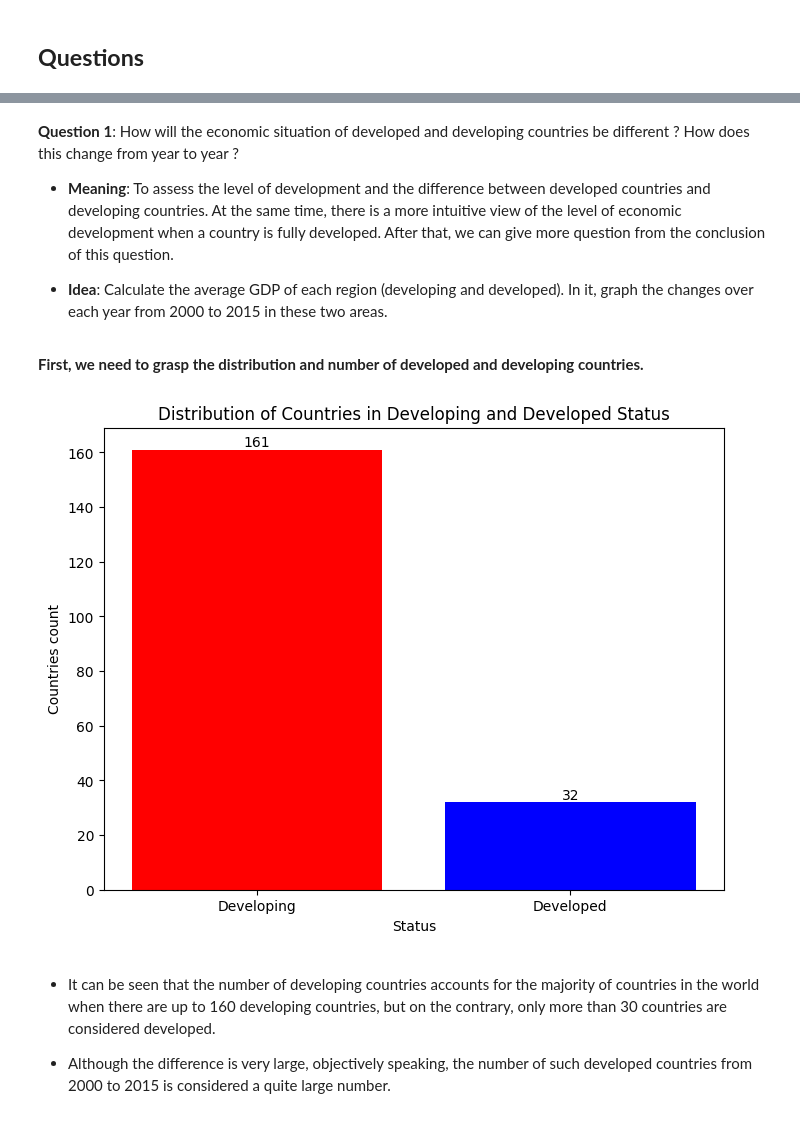
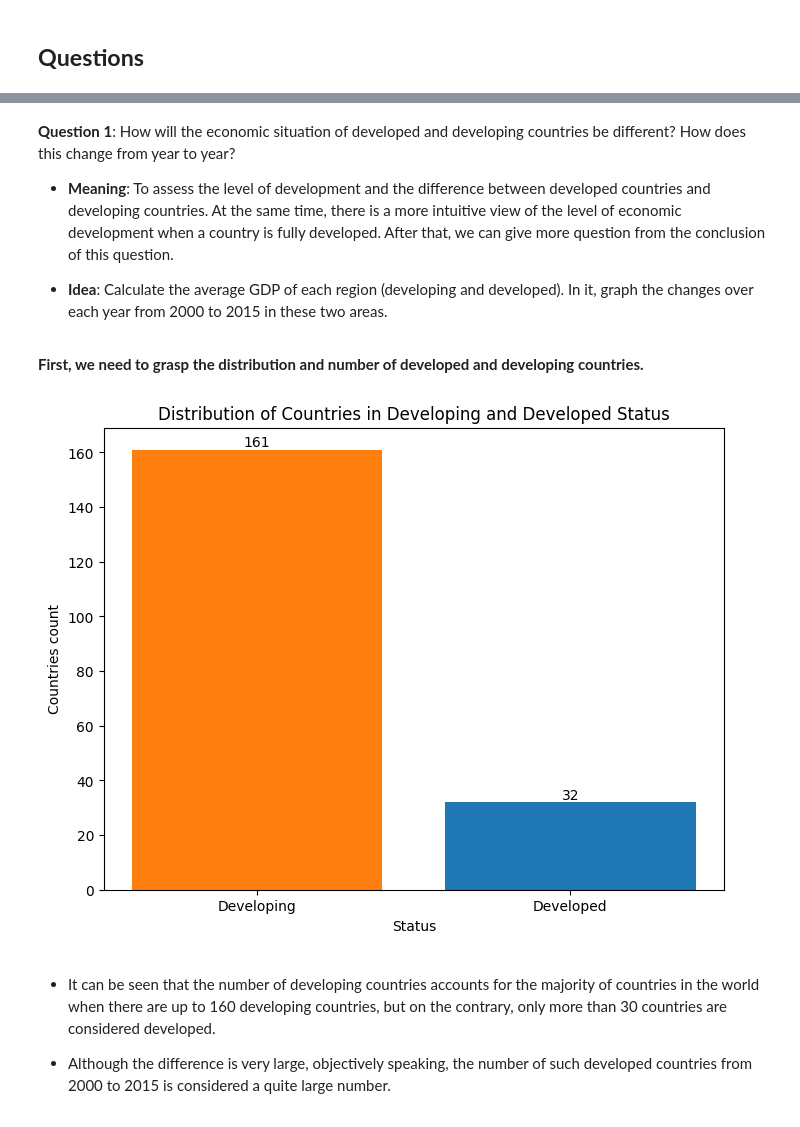
Before and after one commit to huyban2003/P4DS, a Jupyter notebook: Notebook.ipynb, the cells around one changed output, grey strips where cells are left out. Drawn from its saved outputs; the diff is of its cells as text; code cells hidden in the pictures.

Commit message:
[Data Analyzing] edit question format

```diff
--- a/Notebook.ipynb
+++ b/Notebook.ipynb
@@ -448,5 +463,5 @@ df.head(10)
 # %% [markdown]
-**Question 1**: How will the economic situation of developed and developing countries be different ? How does this change from year to year ?
+**Question 1**: How will the economic situation of developed and developing countries be different? How does this change from year to year?
 
 - **Meaning**: To assess the level of development and the difference between developed countries and developing countries. At the same time, there is a more intuitive view of the level of economic development when a country is fully developed. After that, we can give more question from the conclusion of this question.
 
@@ -456,21 +471,21 @@ df.head(10)
 # %%
 developing_countries = df[df['Status'] == 'Developing']['Country'].unique()
 developed_countries = df[df['Status'] == 'Developed']['Country'].unique()
 
 # chart
 plt.figure(figsize=(8, 6))
-bars  = plt.bar(['Developing', 'Developed'], [len(developing_countries), len(developed_countries)], color=['red', 'blue'])
+bars  = plt.bar(['Developing', 'Developed'], [len(developing_countries), len(developed_countries)], color=['tab:orange', 'tab:blue'])
 plt.title('Distribution of Countries in Developing and Developed Status')
 plt.xlabel('Status')
 plt.ylabel('Countries count')
 
 for bar in bars:
     yval = bar.get_height()
     plt.text(bar.get_x() + bar.get_width()/2, yval, round(yval), ha='center', va='bottom', fontsize=10, color='black')
 
 plt.show()
 # %% [output]
-[figure, old version]
+[figure, new version]
 # %% [markdown]
 - It can be seen that the number of developing countries accounts for the majority of countries in the world when there are up to 160 developing countries, but on the contrary, only more than 30 countries are considered developed.
 
```
Also changed, not shown: parts of 19 cells of this notebook.
